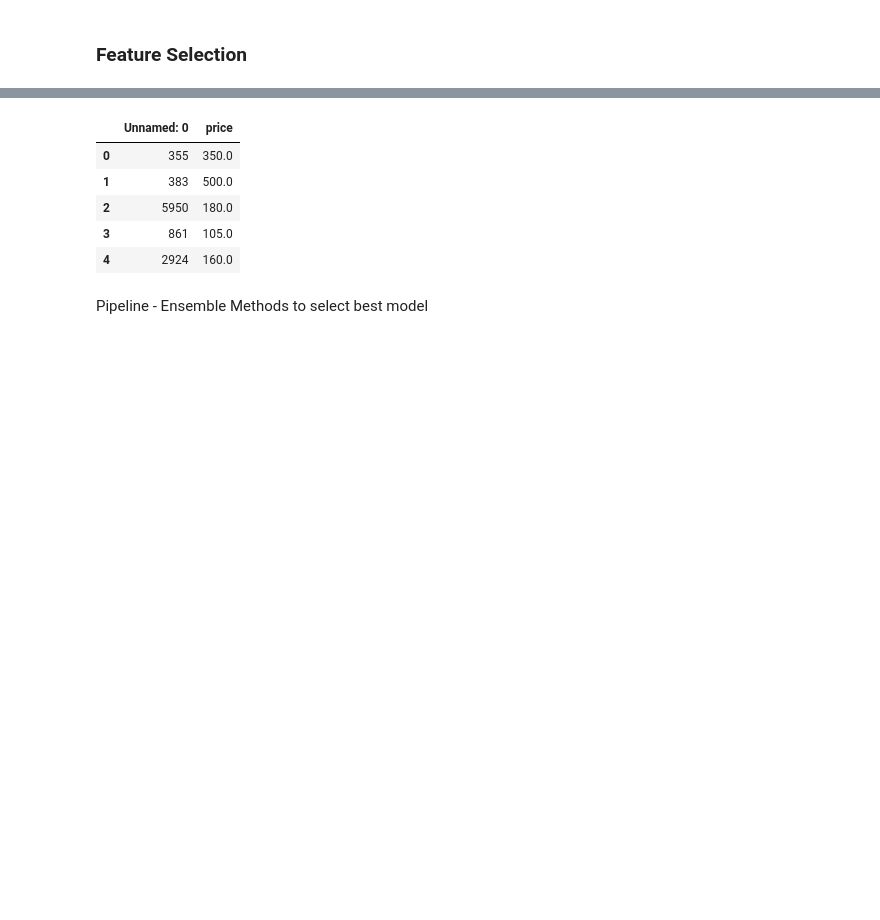
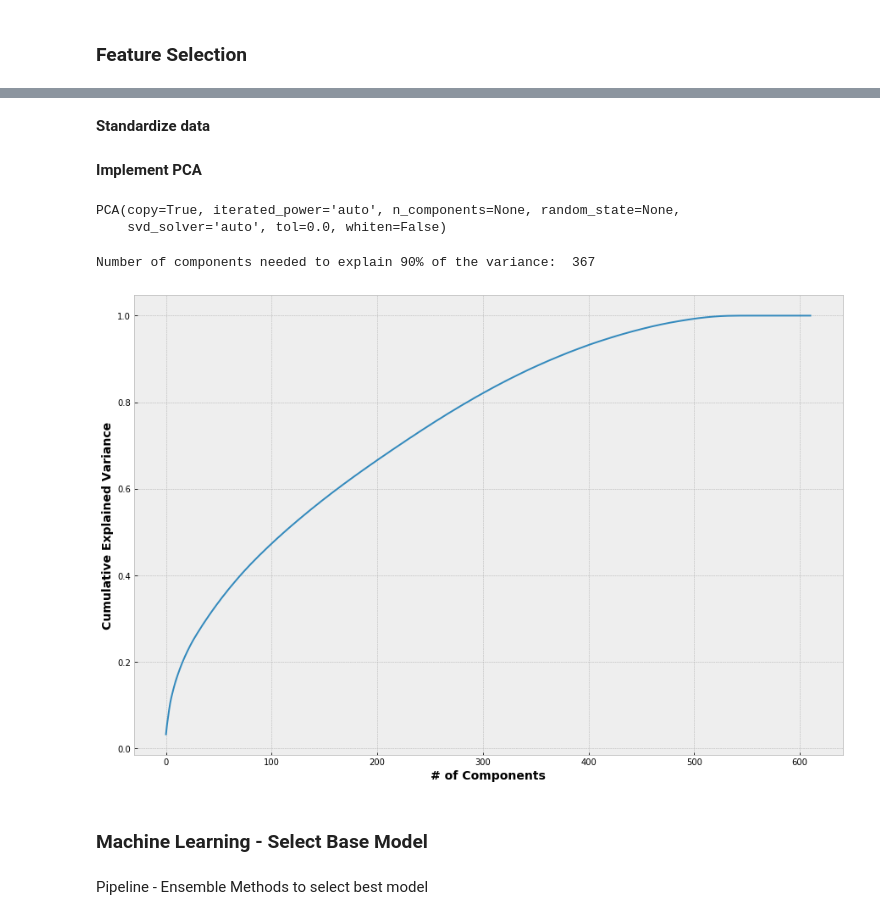
Before and after one commit to KishenSharma6/SF-Airbnb-Analysis, a Jupyter notebook: Project_Codes/04_Modeling/2020_0604_Listings_ML_Development.ipynb, the cells around one changed output, grey strips where cells are left out. Cells and saved outputs as stored; diff of their text form; code cells hidden in the pictures; blank space fills up the shorter version.

```diff
--- a/Project_Codes/04_Modeling/2020_0604_Listings_ML_Development.ipynb
+++ b/Project_Codes/04_Modeling/2020_0604_Listings_ML_Development.ipynb
@@ -31,7 +33,6 @@ warnings.simplefilter('ignore')
 path = r'C:\Users\kishe\Documents\Data Science\Projects\Python\In Progress\Airbnb - San Francisco\Data\03_Processed'
 
 #Read in training data and labels
-X_train = pd.read_csv(path + '/2020_0601_Listings_Train_Data.csv', index_col=0)
-y_train = pd.read_csv(path + '/2020_0601_Listings_Train_Labels.csv', index_col=0)
+df = pd.read_csv(path + '/2020_0608_Listings_Processed.csv', index_col=0)
 # %% [markdown]
 **Data Overview**
@@ -59,0 +65,11 @@ display(X_train.head())
+# %%
+#Import splitter
+from sklearn.model_selection import train_test_split
+
+#Split Data
+X_train, X_test, y_train, y_test =  train_test_split(
+                                    X,y, test_size = .30, random_state = 42)
+
+#Check
+print('Training data shape:{}\nTraining labels:{}'.format(X_train.shape,y_train.shape))
+print('Test data shape:{}\nTest labels:{}'.format(X_test.shape,y_test.shape))
@@ -68,18 +104,37 @@ PCA
+# %% [markdown]
+**Standardize data**
 # %%
-#Import and init MinMaxScaler
-from sklearn.preprocessing import StandardScaler
-scaler = StandardScaler()
+#Init scaler
+scaler =  StandardScaler()
 
-#Fit to and transform X_train,X_test
+#Fit to X_train and transform data
 scaler.fit(X_train)
-X_train_scaled = scaler.transform(X_train)
-X_test_scaled = scaler.transform(X_test)
+X_train_transformed = scaler.transform(X_train)
+X_test_transformed = scaler.transform(X_test)
-# %%
-y_train.head()
-# %% [output]
-|  | Unnamed: 0 | price |
-| 0 | 355 | 350.0 |
-| 1 | 383 | 500.0 |
-| 2 | 5950 | 180.0 |
-| 3 | 861 | 105.0 |
-| 4 | 2924 | 160.0 |
+# %% [markdown]
+**Implement PCA**
+# %%
+#Init PCA
+pca = PCA()
+
+#Fit pca to training data
+pca.fit(X_train_transformed)
+# %% [output]
+PCA(copy=True, iterated_power='auto', n_components=None, random_state=None,
+    svd_solver='auto', tol=0.0, whiten=False)
+# %%
+#Create fig
+f, ax = plt.subplots(figsize = (15,10))
+
+#Print amount of variance explained in data
+plt.plot(np.cumsum(pca.explained_variance_ratio_))
+
+#Set plot aesthetics
+plt.xlabel('# of Components', fontweight = 'bold', fontsize = 14)
+plt.ylabel('Cumulative Explained Variance', fontweight = 'bold', fontsize = 14);
+
+#How many components needed to explain 90% of variance?
+print('Number of components needed to explain 90% of the variance: ',np.argmax(np.cumsum(pca.explained_variance_ratio_) >.9))
+# %% [output]
+Number of components needed to explain 90% of the variance:  367
+[figure, added]
@@ -86,3 +144,5 @@ y_train.head()
+# %% [markdown]
+### Machine Learning - Select Base Model
 # %% [markdown]
 Pipeline - Ensemble Methods to select best model
 # %% [markdown]
```
Also changed, not shown: parts of 17 cells of this notebook, 3 other files.
